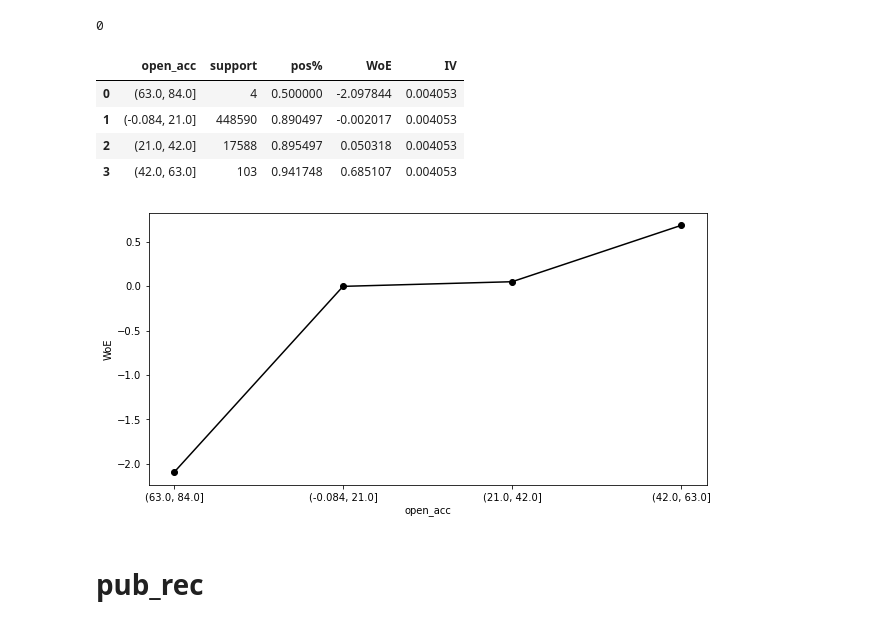
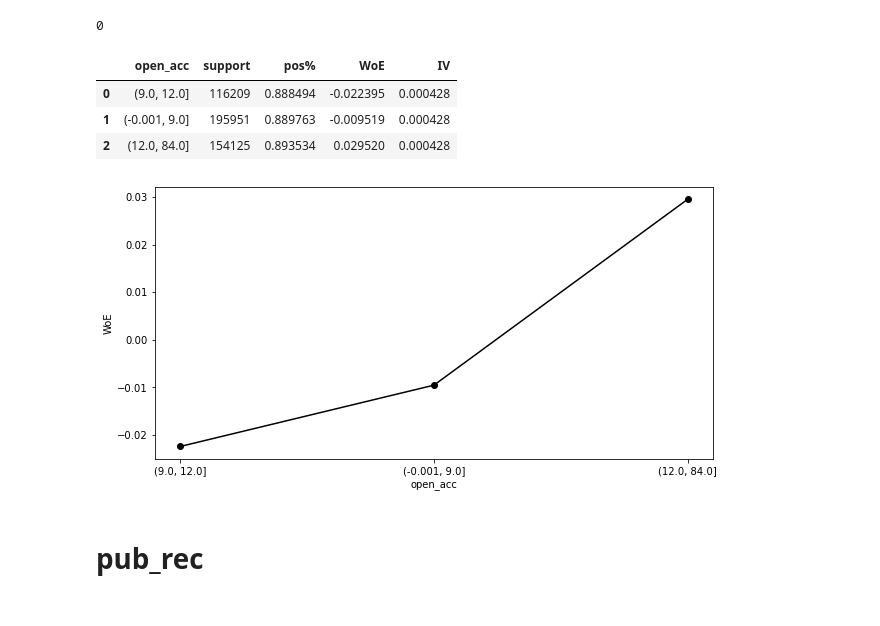
Before and after one commit to Ach113/Loan-Approval-Scoring-System, a Jupyter notebook: LoanApprovalScoring.ipynb, the cells around one changed output. Drawn from its saved outputs; the diff is of its cells as text; code cells hidden in the pictures.

```diff
--- a/LoanApprovalScoring.ipynb
+++ b/LoanApprovalScoring.ipynb
@@ -612,5 +622,4 @@ print(data['mths_since_last_delinq'].isnull().sum())
 Name: mths_since_last_delinq, Length: 145, dtype: int64
 250351
 # %%
-# there are lots of nan, best thing to do would be to make it a separate category
-data['mths_since_last_delinq'] = data['mths_since_last_delinq'].fillna('NaN')
+print(data['mths_since_last_delinq'].describe())
@@ -617,4 +632,4 @@ data['mths_since_last_delinq'] = data['mths_since_last_delinq'].fillna('NaN')
 # %%
-# df_temp = calculate_woe(data, 'mths_since_last_delinq', data['loan_status'])
-# plot_woe(df_temp)
-# df_temp
+# there are lots of nan, best thing to do would be to make it a separate category
+data['mths_since_last_delinq'] = data['mths_since_last_delinq'].replace(['NaN'],0)
+print(data['mths_since_last_delinq'].isnull().sum())
@@ -620,0 +638,2 @@ data['mths_since_last_delinq'] = data['mths_since_last_delinq'].fillna('NaN')
+# %%
+data['mths_since_last_delinq'] = data['mths_since_last_delinq'].apply(lambda x: 28 if x>0 else x)
@@ -638,5 +660,4 @@ print(data['mths_since_last_record'].isnull().sum())
 Name: mths_since_last_record, Length: 123, dtype: int64
 403647
 # %%
-# there are lots of nan, best thing to do would be to make it a separate category
-data['mths_since_last_record'] = data['mths_since_last_record'].fillna('NaN')
+data['mths_since_last_record'].describe()
@@ -682,14 +709,13 @@ print(data['open_acc'].isnull().sum())
 # %% [output]
 0
 # %%
-X_woe['open_acc'] = pd.cut(data['open_acc'], 4)
+X_woe['open_acc'] = pd.qcut(data['open_acc'], 3)
 df_temp = calculate_woe(X_woe, 'open_acc', data['loan_status'])
 plot_woe(df_temp)
 df_temp
 # %% [output]
 |  | open_acc | support | pos% | WoE | IV |
-| 0 | (63.0, 84.0] | 4 | 0.500000 | -2.097844 | 0.004053 |
-| 1 | (-0.084, 21.0] | 448590 | 0.890497 | -0.002017 | 0.004053 |
-| 2 | (21.0, 42.0] | 17588 | 0.895497 | 0.050318 | 0.004053 |
-| 3 | (42.0, 63.0] | 103 | 0.941748 | 0.685107 | 0.004053 |
+| 0 | (9.0, 12.0] | 116209 | 0.888494 | -0.022395 | 0.000428 |
+| 1 | (-0.001, 9.0] | 195951 | 0.889763 | -0.009519 | 0.000428 |
+| 2 | (12.0, 84.0] | 154125 | 0.893534 | 0.029520 | 0.000428 |
-[figure, old version]
+[figure, new version]
```
Also changed, not shown: parts of 41 cells of this notebook, 2 other files.
